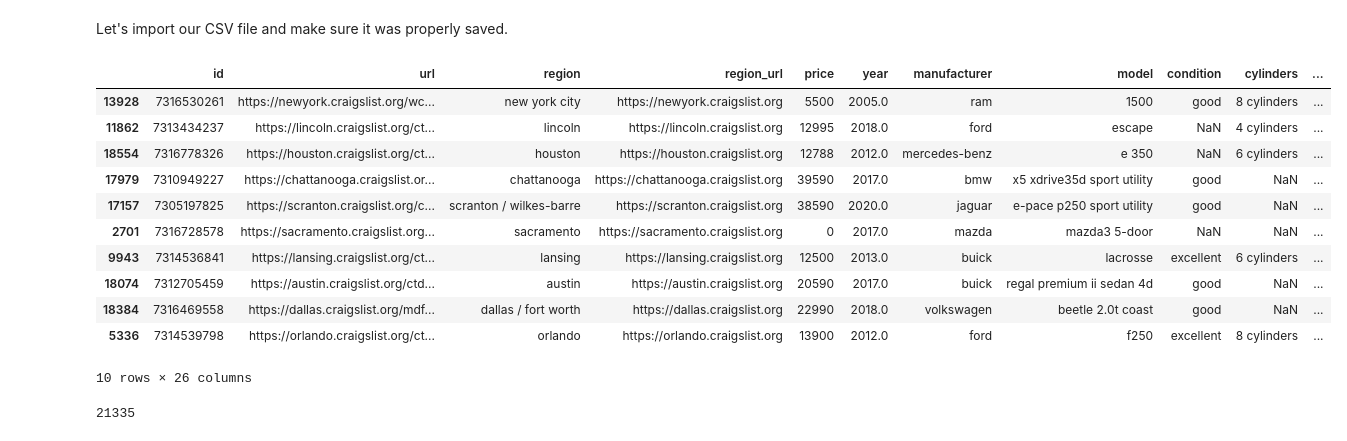
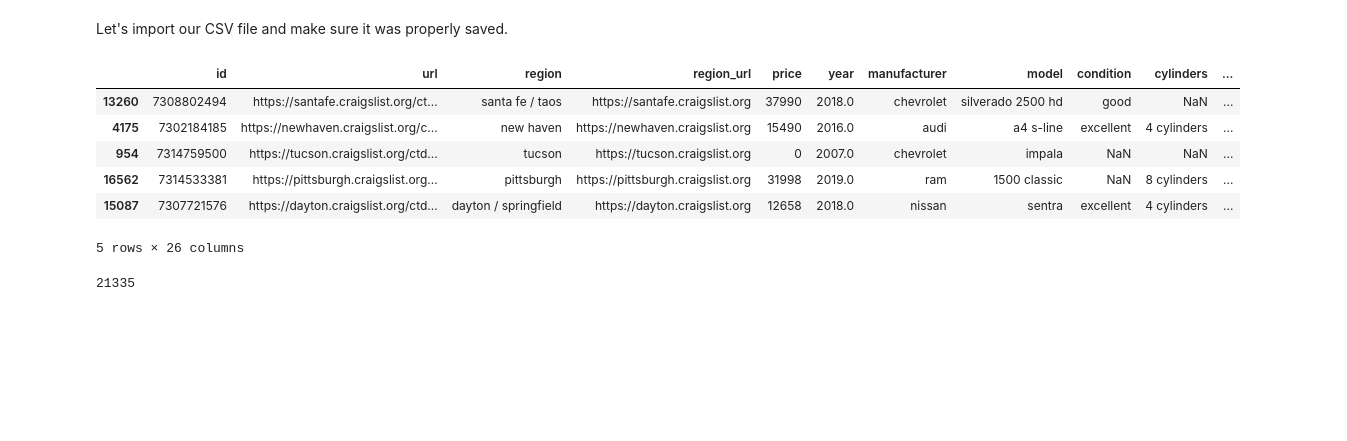
Before and after one commit to guicttram/used-cars-price-prediction, a Jupyter notebook: Price Prediction.ipynb, the cells around one changed output. Saved outputs shown, nothing was run; the diff lists cells and outputs as text; code cells hidden in the pictures; blank space fills up the shorter version.

```diff
--- a/Price Prediction.ipynb
+++ b/Price Prediction.ipynb
@@ -47,20 +47,15 @@ import warnings
 warnings.filterwarnings('ignore')
 # %%
 df = pd.read_csv('vehicles_reduced.csv')
-df.sample(10)
+df.sample(5)
 # %% [output]
 |  | id | url | region | region_url | price | year | manufacturer | model | condition | cylinders | ... |
-| 13928 | 7316530261 | https://newyork.craigslist.org/wc... | new york city | https://newyork.craigslist.org | 5500 | 2005.0 | ram | 1500 | good | 8 cylinders | ... |
-| 11862 | 7313434237 | https://lincoln.craigslist.org/ct... | lincoln | https://lincoln.craigslist.org | 12995 | 2018.0 | ford | escape | NaN | 4 cylinders | ... |
-| 18554 | 7316778326 | https://houston.craigslist.org/ct... | houston | https://houston.craigslist.org | 12788 | 2012.0 | mercedes-benz | e 350 | NaN | 6 cylinders | ... |
-| 17979 | 7310949227 | https://chattanooga.craigslist.or... | chattanooga | https://chattanooga.craigslist.org | 39590 | 2017.0 | bmw | x5 xdrive35d sport utility | good | NaN | ... |
-| 17157 | 7305197825 | https://scranton.craigslist.org/c... | scranton / wilkes-barre | https://scranton.craigslist.org | 38590 | 2020.0 | jaguar | e-pace p250 sport utility | good | NaN | ... |
-| 2701 | 7316728578 | https://sacramento.craigslist.org... | sacramento | https://sacramento.craigslist.org | 0 | 2017.0 | mazda | mazda3 5-door | NaN | NaN | ... |
-| 9943 | 7314536841 | https://lansing.craigslist.org/ct... | lansing | https://lansing.craigslist.org | 12500 | 2013.0 | buick | lacrosse | excellent | 6 cylinders | ... |
-| 18074 | 7312705459 | https://austin.craigslist.org/ctd... | austin | https://austin.craigslist.org | 20590 | 2017.0 | buick | regal premium ii sedan 4d | good | NaN | ... |
-| 18384 | 7316469558 | https://dallas.craigslist.org/mdf... | dallas / fort worth | https://dallas.craigslist.org | 22990 | 2018.0 | volkswagen | beetle 2.0t coast | good | NaN | ... |
-| 5336 | 7314539798 | https://orlando.craigslist.org/ct... | orlando | https://orlando.craigslist.org | 13900 | 2012.0 | ford | f250 | excellent | 8 cylinders | ... |
+| 13260 | 7308802494 | https://santafe.craigslist.org/ct... | santa fe / taos | https://santafe.craigslist.org | 37990 | 2018.0 | chevrolet | silverado 2500 hd | good | NaN | ... |
+| 4175 | 7302184185 | https://newhaven.craigslist.org/c... | new haven | https://newhaven.craigslist.org | 15490 | 2016.0 | audi | a4 s-line | excellent | 4 cylinders | ... |
+| 954 | 7314759500 | https://tucson.craigslist.org/ctd... | tucson | https://tucson.craigslist.org | 0 | 2007.0 | chevrolet | impala | NaN | NaN | ... |
+| 16562 | 7314533381 | https://pittsburgh.craigslist.org... | pittsburgh | https://pittsburgh.craigslist.org | 31998 | 2019.0 | ram | 1500 classic | NaN | 8 cylinders | ... |
+| 15087 | 7307721576 | https://dayton.craigslist.org/ctd... | dayton / springfield | https://dayton.craigslist.org | 12658 | 2018.0 | nissan | sentra | excellent | 4 cylinders | ... |
-10 rows × 26 columns
+5 rows × 26 columns
 # %%
 len(df)
 # %% [output]
```
Also changed, not shown: parts of 29 cells of this notebook.
